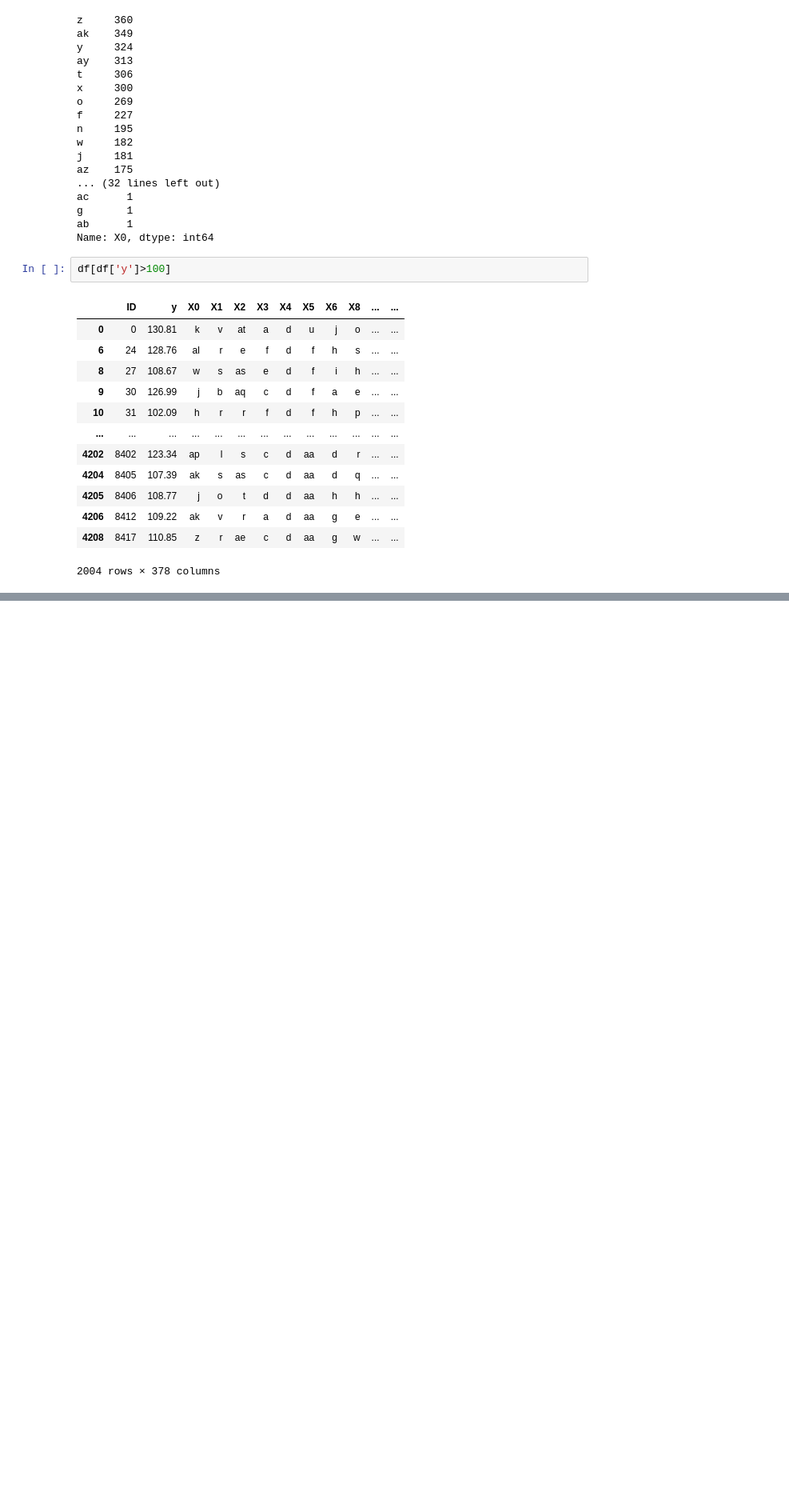
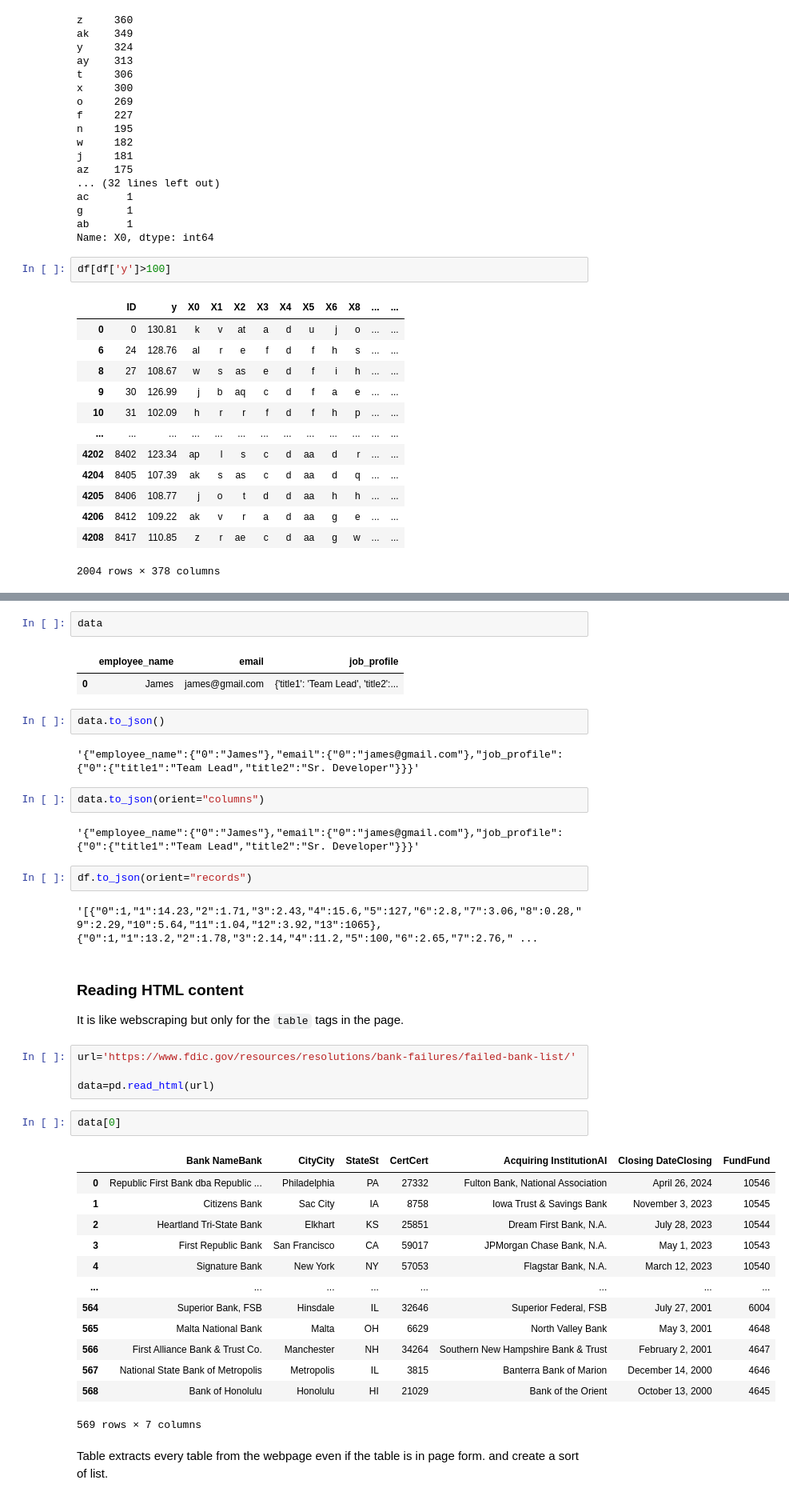
Before and after one commit to grishrana/python_learn, a Jupyter notebook: krish naik's complete python playlist/pandas_tutorial.ipynb, the cells around one changed output, grey strips where cells are left out. Shown: that part at 80% size. Saved outputs shown, nothing was run; the diff lists cells and outputs as text; blank space fills up the shorter version.

```diff
--- a/krish naik's complete python playlist/pandas_tutorial.ipynb
+++ b/krish naik's complete python playlist/pandas_tutorial.ipynb
@@ -187,0 +342,44 @@ df[df['y']>100]
+# %%
+data
+# %% [output]
+|  | employee_name | email | job_profile |
+| 0 | James | james@gmail.com | {'title1': 'Team Lead', 'title2':... |
+# %%
+data.to_json()
+# %% [output]
+'{"employee_name":{"0":"James"},"email":{"0":"james@gmail.com"},"job_profile":{"0":{"title1":"Team Lead","title2":"Sr. Developer"}}}'
+# %%
+data.to_json(orient="columns")
+# %% [output]
+'{"employee_name":{"0":"James"},"email":{"0":"james@gmail.com"},"job_profile":{"0":{"title1":"Team Lead","title2":"Sr. Developer"}}}'
+# %%
+df.to_json(orient="records")
+# %% [output]
+'[{"0":1,"1":14.23,"2":1.71,"3":2.43,"4":15.6,"5":127,"6":2.8,"7":3.06,"8":0.28,"9":2.29,"10":5.64,"11":1.04,"12":3.92,"13":1065},{"0":1,"1":13.2,"2":1.78,"3":2.14,"4":11.2,"5":100,"6":2.65,"7":2.76," ...
+# %% [markdown]
+### **Reading HTML content**
+
+It is like webscraping but only for the `table` tags in the page.
+# %%
+url='https://www.fdic.gov/resources/resolutions/bank-failures/failed-bank-list/'
+
+data=pd.read_html(url)
+# %%
+data[0]
+# %% [output]
+|  | Bank NameBank | CityCity | StateSt | CertCert | Acquiring InstitutionAI | Closing DateClosing | FundFund |
+| 0 | Republic First Bank dba Republic ... | Philadelphia | PA | 27332 | Fulton Bank, National Association | April 26, 2024 | 10546 |
+| 1 | Citizens Bank | Sac City | IA | 8758 | Iowa Trust & Savings Bank | November 3, 2023 | 10545 |
+| 2 | Heartland Tri-State Bank | Elkhart | KS | 25851 | Dream First Bank, N.A. | July 28, 2023 | 10544 |
+| 3 | First Republic Bank | San Francisco | CA | 59017 | JPMorgan Chase Bank, N.A. | May 1, 2023 | 10543 |
+| 4 | Signature Bank | New York | NY | 57053 | Flagstar Bank, N.A. | March 12, 2023 | 10540 |
+| ... | ... | ... | ... | ... | ... | ... | ... |
+| 564 | Superior Bank, FSB | Hinsdale | IL | 32646 | Superior Federal, FSB | July 27, 2001 | 6004 |
+| 565 | Malta National Bank | Malta | OH | 6629 | North Valley Bank | May 3, 2001 | 4648 |
+| 566 | First Alliance Bank & Trust Co. | Manchester | NH | 34264 | Southern New Hampshire Bank & Trust | February 2, 2001 | 4647 |
+| 567 | National State Bank of Metropolis | Metropolis | IL | 3815 | Banterra Bank of Marion | December 14, 2000 | 4646 |
+| 568 | Bank of Honolulu | Honolulu | HI | 21029 | Bank of the Orient | October 13, 2000 | 4645 |
+569 rows × 7 columns
+# %% [markdown]
+Table extracts every table from the webpage even if the table is in page form.
+and create a sort of list.
```
Also changed, not shown: parts of 43 cells of this notebook, 4 other files.
